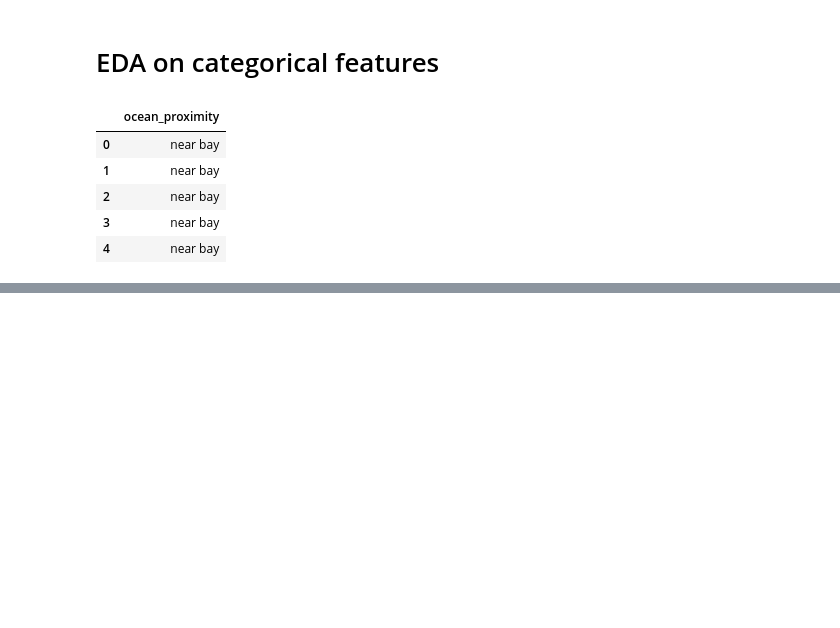
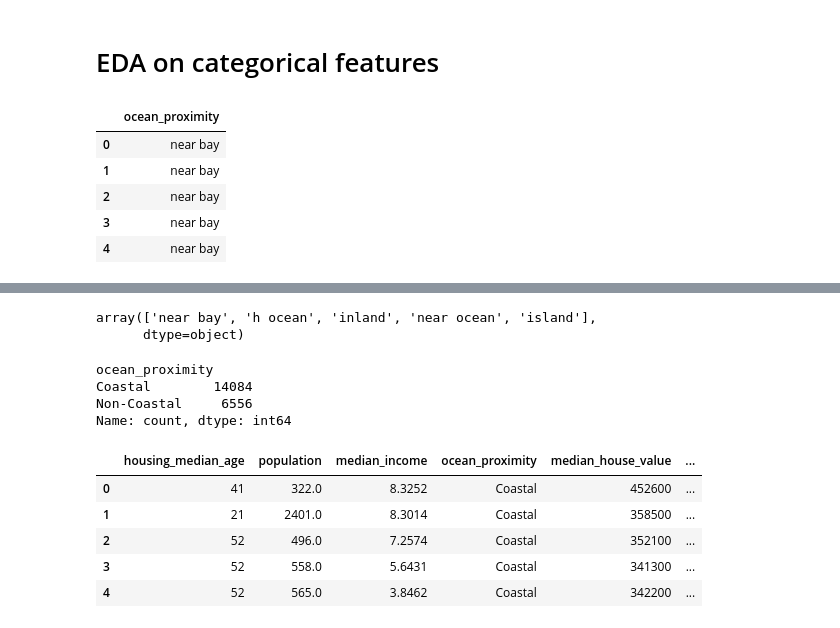
Before and after one commit to premota/Amdari-HPP, a Jupyter notebook: Notebook/EDA.ipynb, the cells around one changed output, grey strips where cells are left out. Saved outputs shown, nothing was run; the diff lists cells and outputs as text; code cells hidden in the pictures; blank space fills up the shorter version.

```diff
--- a/Notebook/EDA.ipynb
+++ b/Notebook/EDA.ipynb
@@ -150,0 +151,32 @@ AttributeError: Figure.set() got an unexpected keyword argument 'fize'
+# %%
+cat_df["ocean_proximity"].unique()
+# %% [output]
+array(['near bay', 'h ocean', 'inland', 'near ocean', 'island'],
+      dtype=object)
+# %%
+# Dictionary to map similar classes
+class_mapping = {
+    'near bay': 'Coastal',
+    'h ocean': 'Coastal',
+    'near ocean': 'Coastal',
+    'inland': 'Non-Coastal',
+    'island': 'Non-Coastal'
+}
+# %%
+data["ocean_proximity"] = data["ocean_proximity"].map(class_mapping)
+# %%
+data["ocean_proximity"].value_counts()
+# %% [output]
+ocean_proximity
+Coastal        14084
+Non-Coastal     6556
+Name: count, dtype: int64
+# %%
+data.head()
+# %% [output]
+|  | housing_median_age | population | median_income | ocean_proximity | median_house_value | ... |
+| 0 | 41 | 322.0 | 8.3252 | Coastal | 452600 | ... |
+| 1 | 21 | 2401.0 | 8.3014 | Coastal | 358500 | ... |
+| 2 | 52 | 496.0 | 7.2574 | Coastal | 352100 | ... |
+| 3 | 52 | 558.0 | 5.6431 | Coastal | 341300 | ... |
+| 4 | 52 | 565.0 | 3.8462 | Coastal | 342200 | ... |
```
Also changed, not shown: parts of 2 cells of this notebook, 14 other files.
